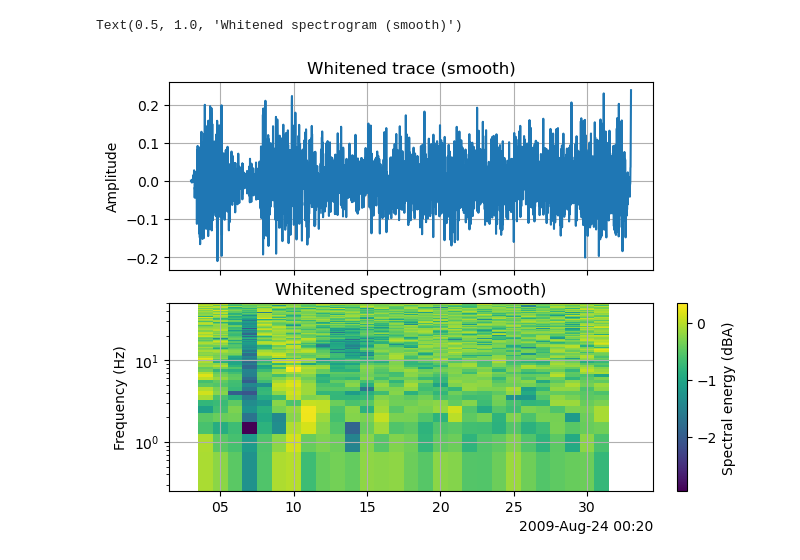
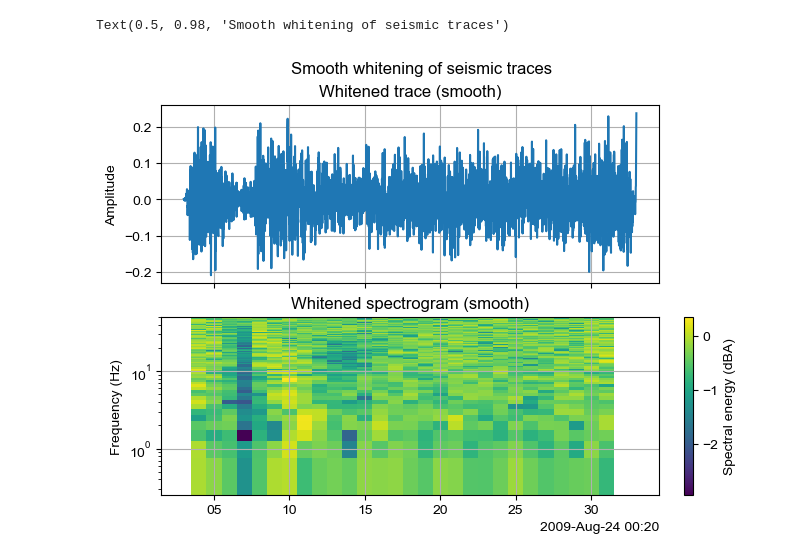
Before and after one commit to leonard-seydoux/covseisnet, a Jupyter notebook: docs/source/examples/whitening.ipynb, the cells around one changed output. Drawn from its saved outputs; the diff is of its cells as text; code cells hidden in the pictures.

```diff
--- a/docs/source/examples/whitening.ipynb
+++ b/docs/source/examples/whitening.ipynb
@@ -60,13 +45,14 @@ window length of 31 frequency bins.
 # %%
 whitened_stream = stream.copy()
 whitened_stream.whiten(window_duration=10, smooth_length=31)
 
 # Plot whitened trace and corresponding spectrum
-_, ax = csn.plot.trace_and_spectrogram(
+fig, ax = csn.plot.trace_and_spectrogram(
     whitened_stream.traces[0], window_duration=2
 )
 ax[0].set_title("Whitened trace (smooth)")
 ax[1].set_title("Whitened spectrogram (smooth)")
+fig.suptitle("Smooth whitening of seismic traces")
 # %% [output]
-Text(0.5, 1.0, 'Whitened spectrogram (smooth)')
+Text(0.5, 0.98, 'Smooth whitening of seismic traces')
-[figure, old version]
+[figure, new version]
```
Also changed, not shown: parts of 6 cells of this notebook, 8 other files.
